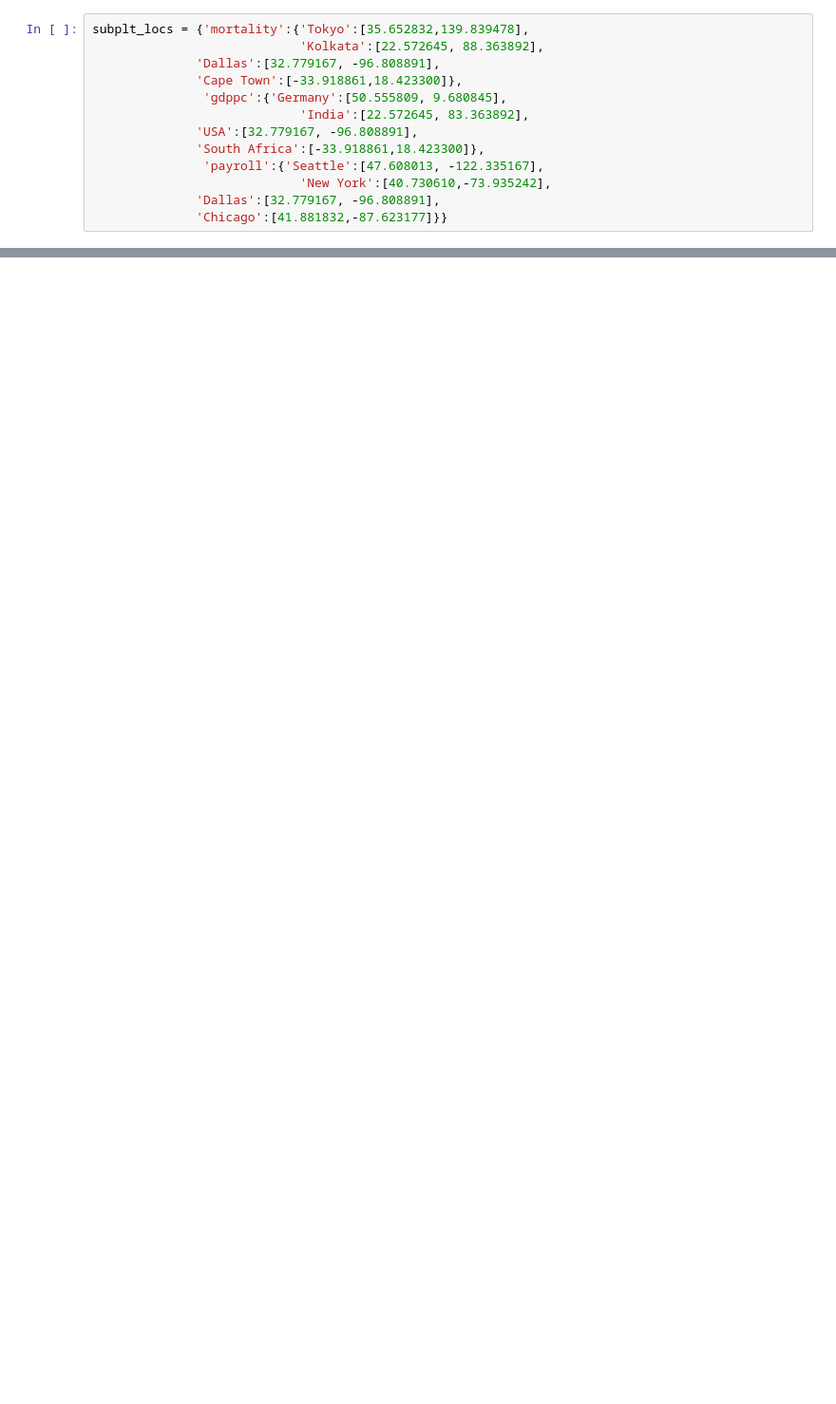
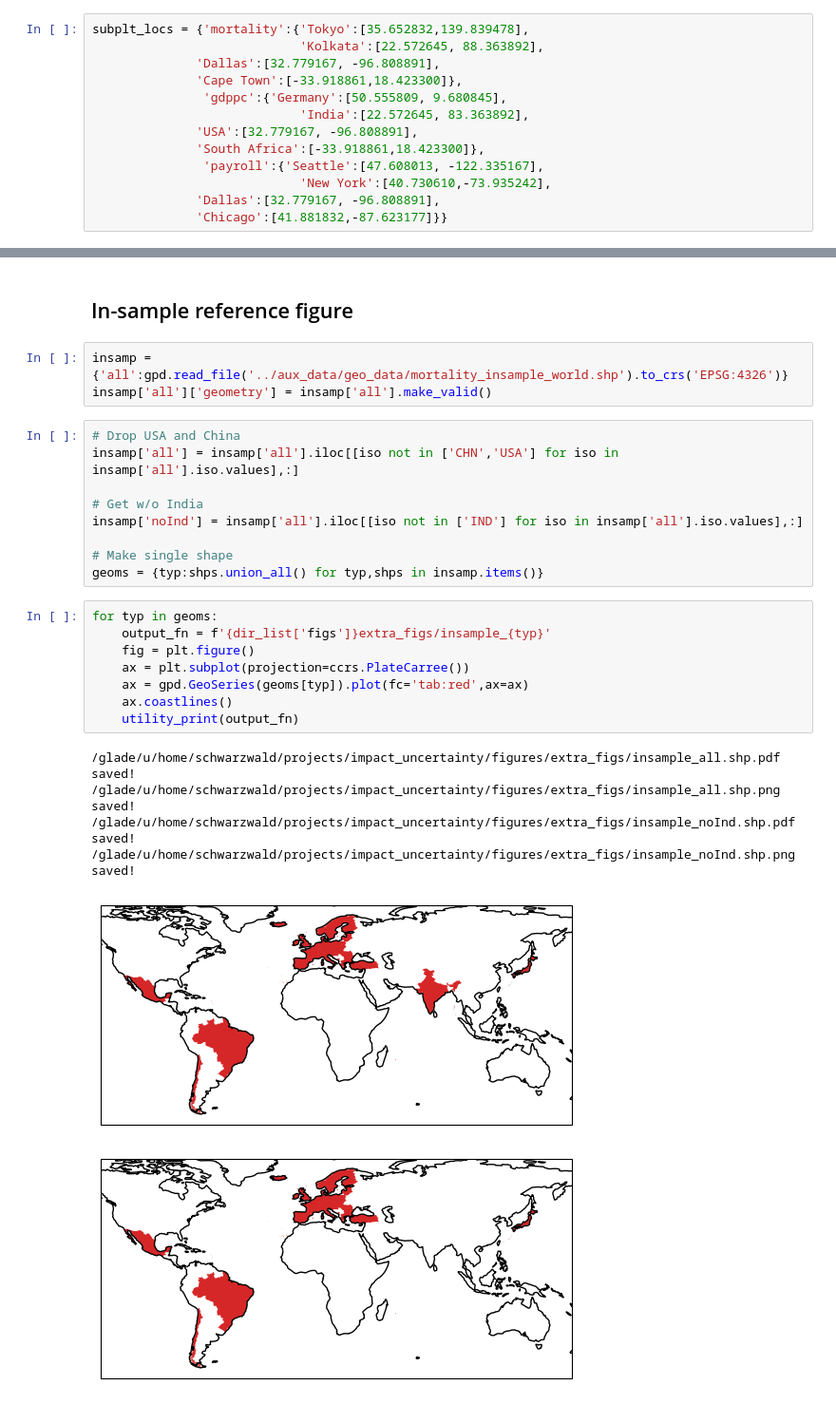
Before and after one commit to ks905383/impact_uncertainty, a Jupyter notebook: code/4-fig_domuncert.ipynb, the cells around one changed output, grey strips where cells are left out. Shown at 95% size. Cells and saved outputs as stored; diff of their text form; blank space fills up the shorter version.

```diff
--- a/code/4-fig_domuncert.ipynb
+++ b/code/4-fig_domuncert.ipynb
@@ -699,0 +762,29 @@ def stacked_plot(plot_data,ax = None,
+# %% [markdown]
+## In-sample reference figure
+# %%
+insamp = {'all':gpd.read_file('../aux_data/geo_data/mortality_insample_world.shp').to_crs('EPSG:4326')}
+insamp['all']['geometry'] = insamp['all'].make_valid()
+# %%
+# Drop USA and China
+insamp['all'] = insamp['all'].iloc[[iso not in ['CHN','USA'] for iso in insamp['all'].iso.values],:]
+
+# Get w/o India
+insamp['noInd'] = insamp['all'].iloc[[iso not in ['IND'] for iso in insamp['all'].iso.values],:]
+
+# Make single shape
+geoms = {typ:shps.union_all() for typ,shps in insamp.items()}
+# %%
+for typ in geoms:
+    output_fn = f'{dir_list['figs']}extra_figs/insample_{typ}'
+    fig = plt.figure()
+    ax = plt.subplot(projection=ccrs.PlateCarree())
+    ax = gpd.GeoSeries(geoms[typ]).plot(fc='tab:red',ax=ax)
+    ax.coastlines()
+    utility_print(output_fn)
+# %% [output]
+/glade/u/home/schwarzwald/projects/impact_uncertainty/figures/extra_figs/insample_all.shp.pdf saved!
+/glade/u/home/schwarzwald/projects/impact_uncertainty/figures/extra_figs/insample_all.shp.png saved!
+/glade/u/home/schwarzwald/projects/impact_uncertainty/figures/extra_figs/insample_noInd.shp.pdf saved!
+/glade/u/home/schwarzwald/projects/impact_uncertainty/figures/extra_figs/insample_noInd.shp.png saved!
+[figure, added]
+[figure, added]
```
Also changed, not shown: parts of 18 cells of this notebook, 26 other files.
